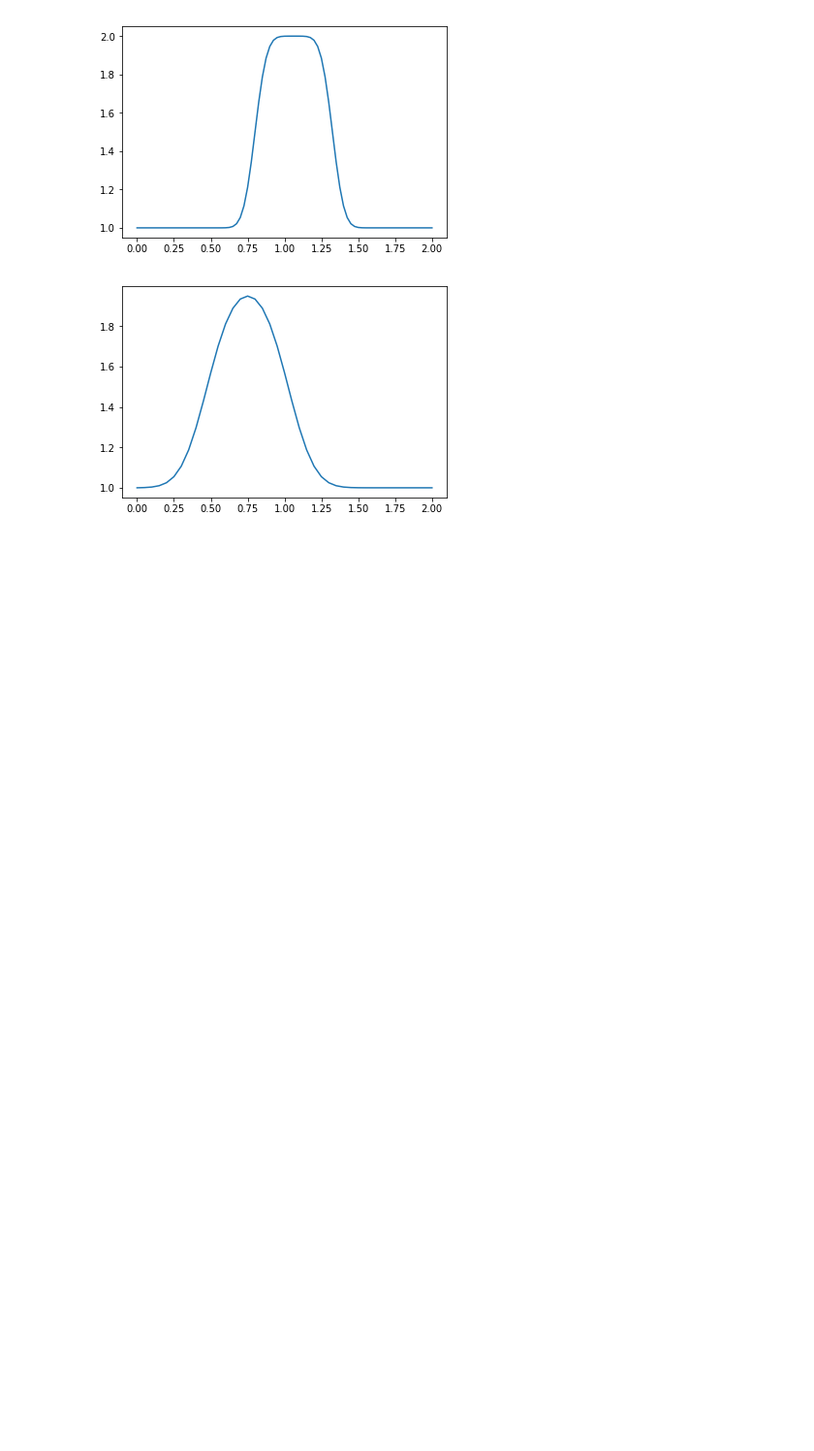
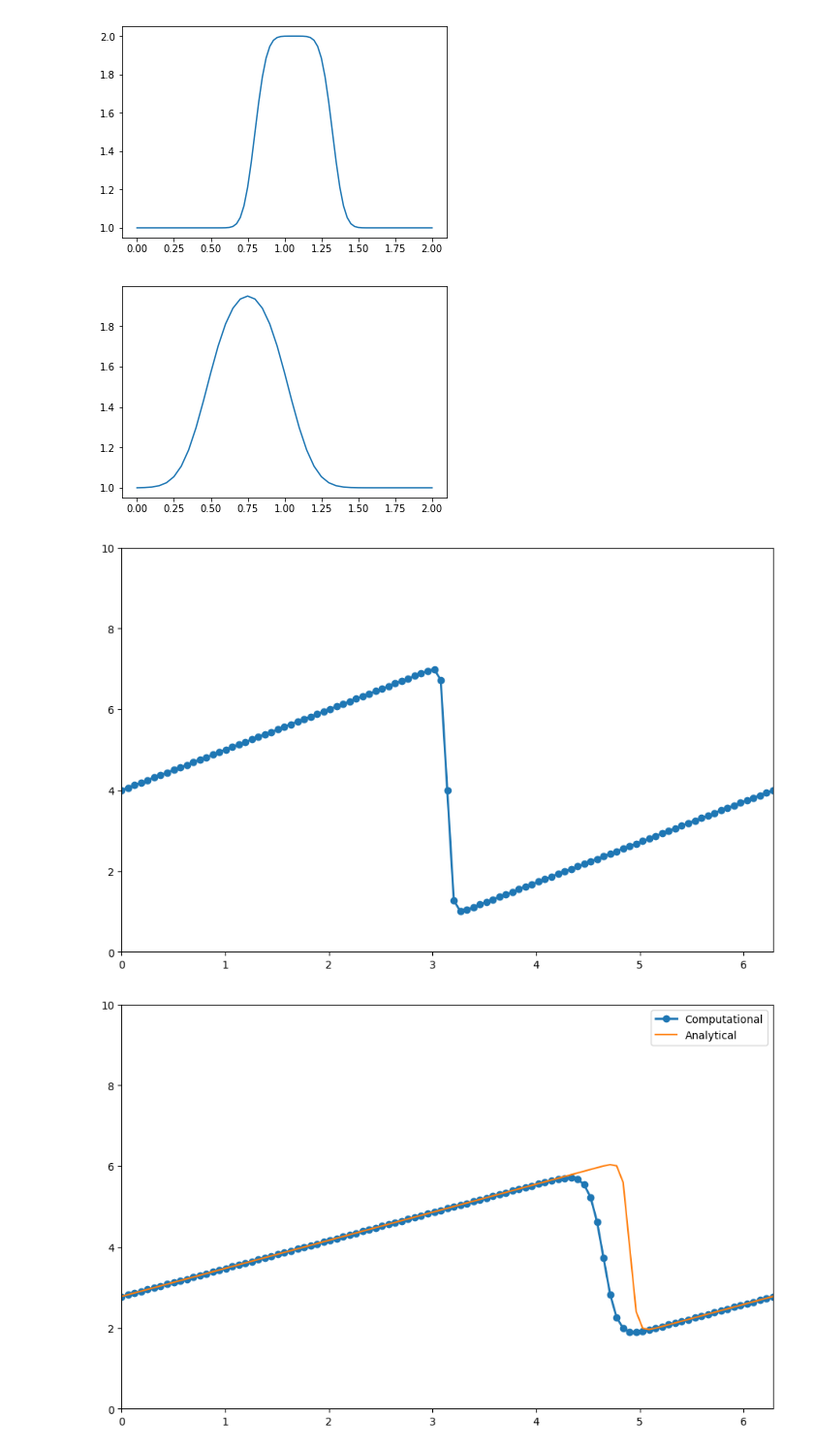
Before and after one commit to ignaciop/python_varios, a Jupyter notebook: fluidos.ipynb, the cells around one changed output. Shown at 97% size. Drawn from its saved outputs; the diff is of its cells as text; code cells hidden in the pictures; blank space fills up the shorter version.

```diff
--- a/fluidos.ipynb
+++ b/fluidos.ipynb
@@ -112,0 +109,60 @@ import sympy
+# %%
+# Step 4
+
+import sympy
+from sympy import init_printing
+from sympy.utilities.lambdify import lambdify
+
+
+init_printing(use_latex=True)
+
+x, nu, t = sympy.symbols('x nu t')
+phi = (sympy.exp(-(x - 4 * t)**2 / (4 * nu * (t + 1))) +
+       sympy.exp(-(x - 4 * t - 2 * np.pi)**2 / (4 * nu * (t + 1))))
+
+
+phiprime = phi.diff(x)
+
+u = -2 * nu * (phiprime / phi) + 4
+
+ufunc = lambdify((t, x, nu), u)
+
+nx = 101
+nt = 100
+dx = 2 * np.pi / (nx - 1)
+nu = .07
+dt = dx * nu
+
+x = np.linspace(0, 2 * np.pi, nx)
+un = np.empty(nx)
+t = 0
+
+u = np.asarray([ufunc(t, x0, nu) for x0 in x])
+
+plt.figure(figsize=(11, 7), dpi=100)
+plt.plot(x, u, marker='o', lw=2)
+plt.xlim([0, 2 * np.pi])
+plt.ylim([0, 10]);
+plt.show()
+
+for n in range(nt):
+    un = u.copy()
+    for i in range(1, nx-1):
+        u[i] = un[i] - un[i] * dt / dx *(un[i] - un[i-1]) + nu * dt / dx**2 *\
+                (un[i+1] - 2 * un[i] + un[i-1])
+    u[0] = un[0] - un[0] * dt / dx * (un[0] - un[-2]) + nu * dt / dx**2 *\
+                (un[1] - 2 * un[0] + un[-2])
+    u[-1] = u[0]
+
+u_analytical = np.asarray([ufunc(nt * dt, xi, nu) for xi in x])
+
+plt.figure(figsize=(11, 7), dpi=100)
+plt.plot(x,u, marker='o', lw=2, label='Computational')
+plt.plot(x, u_analytical, label='Analytical')
+plt.xlim([0, 2 * np.pi])
+plt.ylim([0, 10])
+plt.legend();
+plt.show()
+# %% [output]
+[figure, added]
+[figure, added]
```
Also changed, not shown: parts of 1 cell of this notebook.
